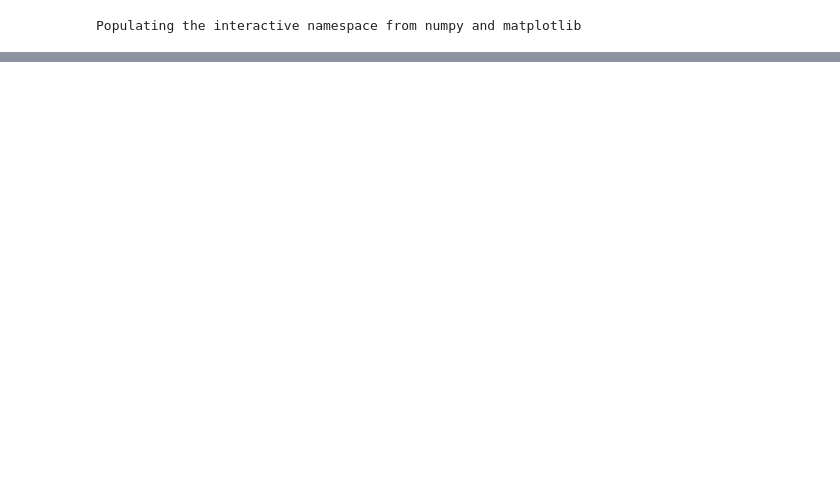
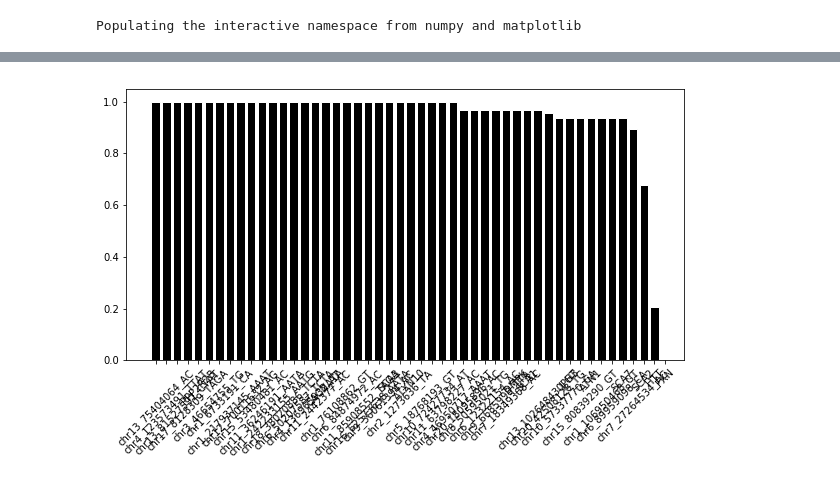
Before and after one commit to gymrek-lab/TRTools, a Jupyter notebook: experimental/capillary_offset_learn/notebooks/LearnCapillaryOffset.ipynb, the cells around one changed output, grey strips where cells are left out. Saved outputs shown, nothing was run; the diff lists cells and outputs as text; code cells hidden in the pictures; blank space fills up the shorter version.

Commit message:
updating capillary calls

```diff
--- a/experimental/capillary_offset_learn/notebooks/LearnCapillaryOffset.ipynb
+++ b/experimental/capillary_offset_learn/notebooks/LearnCapillaryOffset.ipynb
@@ -400,2 +400,37 @@ calldata[(#calldata["PrimerID"]=="SCA7") & ((calldata["GangSTR"]!=".") | (callda
 # %%
 calldata.to_csv("../data/csv/callcompare.txt", sep="\t")
+# %%
+##### Per-locus accuracy
+def GetDosage(x):
+    if x == ".": return np.nan
+    else: return sum([int(item) for item in x.split(",")])
+
+calldata["dosage.hipstr"] = calldata["HipSTR"].apply(GetDosage)
+calldata["dosage.gangstr"] = calldata["GangSTR"].apply(GetDosage)
+calldata["dosage.cap"] = calldata["Cap.Binned"].apply(GetDosage)
+
+loci = []
+g_call = []
+h_call = []
+g_acc = []
+h_acc = []
+
+for locus in set(calldata["PrimerID"]):
+    xx = calldata[calldata["PrimerID"]==locus]
+    loci.append(locus)
+    g_call.append(xx[~np.isnan(xx["dosage.gangstr"])].shape[0])
+    h_call.append(xx[~np.isnan(xx["dosage.hipstr"])].shape[0])
+    g_acc.append(np.mean(xx[~np.isnan(xx["dosage.gangstr"])]["match.gang"]))
+    h_acc.append(np.mean(xx[~np.isnan(xx["dosage.hipstr"])]["match.hip"]))
+
+locdata = pd.DataFrame({"PrimerID": loci, "g.call": g_call, "h.call": h_call, "g.acc": g_acc, "h.acc": h_acc})
+locdata = locdata.sort_values(["h.acc"], ascending=False)
+
+fig = plt.figure()
+fig.set_size_inches((10, 5))
+ax = fig.add_subplot(111)
+ax.bar(range(locdata.shape[0]), locdata["h.acc"], color="black", edgecolor="white")
+ax.set_xticks(range(locdata.shape[0]))
+ax.set_xticklabels(locdata["PrimerID"], rotation=45);
+# %% [output]
+[figure, added]
```
Also changed, not shown: parts of 3 cells of this notebook, 1 other file.
